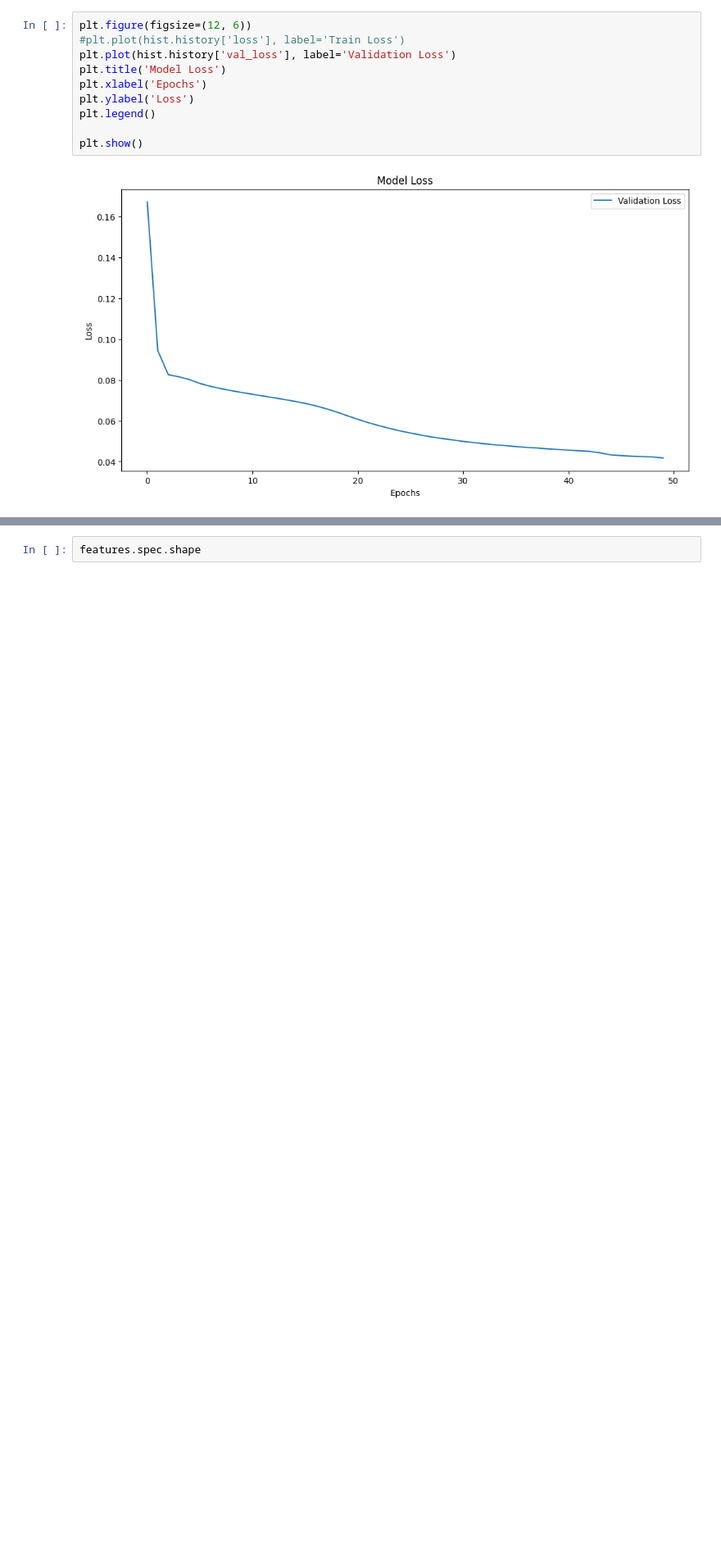
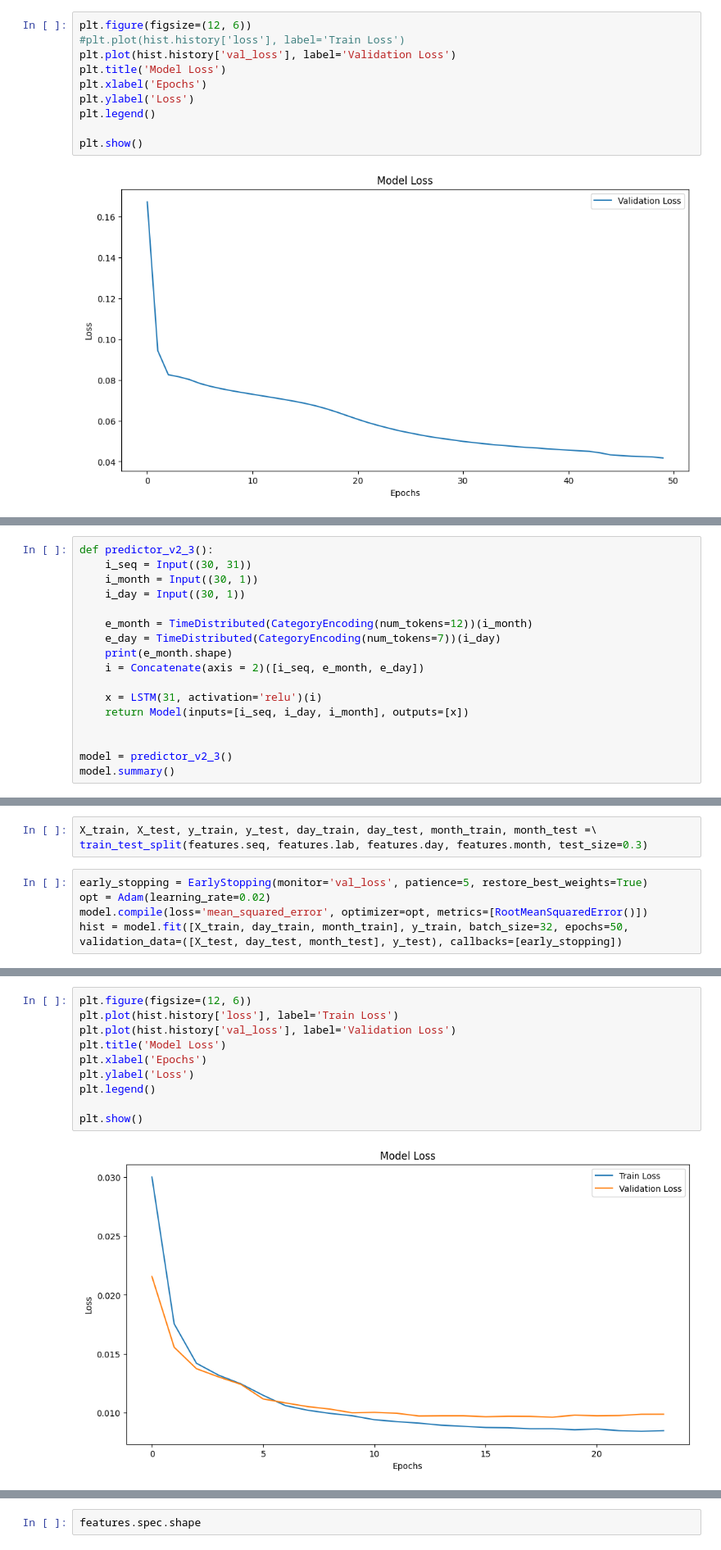
Before and after one commit to dkohlsdorf/sagemaker_experiments, a Jupyter notebook: notebooks/PrototypeDemandPrediction.ipynb, the cells around one changed output, grey strips where cells are left out. Shown: that part at 82% size. Drawn from its saved outputs; the diff is of its cells as text; blank space fills up the shorter version.

```diff
--- a/notebooks/PrototypeDemandPrediction.ipynb
+++ b/notebooks/PrototypeDemandPrediction.ipynb
@@ -411,0 +421,17 @@ plt.show()
+# %%
+def predictor_v2_3():
+    i_seq = Input((30, 31))
+    i_month = Input((30, 1))
+    i_day = Input((30, 1))
+
+    e_month = TimeDistributed(CategoryEncoding(num_tokens=12))(i_month)
+    e_day = TimeDistributed(CategoryEncoding(num_tokens=7))(i_day)
+    print(e_month.shape)
+    i = Concatenate(axis = 2)([i_seq, e_month, e_day])
+
+    x = LSTM(31, activation='relu')(i)
+    return Model(inputs=[i_seq, i_day, i_month], outputs=[x])
+
+
+model = predictor_v2_3()
+model.summary()
@@ -411,0 +456,8 @@ plt.show()
+# %%
+X_train, X_test, y_train, y_test, day_train, day_test, month_train, month_test =\
+train_test_split(features.seq, features.lab, features.day, features.month, test_size=0.3)
+# %%
+early_stopping = EarlyStopping(monitor='val_loss', patience=5, restore_best_weights=True)
+opt = Adam(learning_rate=0.02)
+model.compile(loss='mean_squared_error', optimizer=opt, metrics=[RootMeanSquaredError()])
+hist = model.fit([X_train, day_train, month_train], y_train, batch_size=32, epochs=50, validation_data=([X_test, day_test, month_test], y_test), callbacks=[early_stopping])
@@ -411,0 +482,12 @@ plt.show()
+# %%
+plt.figure(figsize=(12, 6))
+plt.plot(hist.history['loss'], label='Train Loss')
+plt.plot(hist.history['val_loss'], label='Validation Loss')
+plt.title('Model Loss')
+plt.xlabel('Epochs')
+plt.ylabel('Loss')
+plt.legend()
+
+plt.show()
+# %% [output]
+[figure, added]
```
Also changed, not shown: parts of 9 cells of this notebook.
